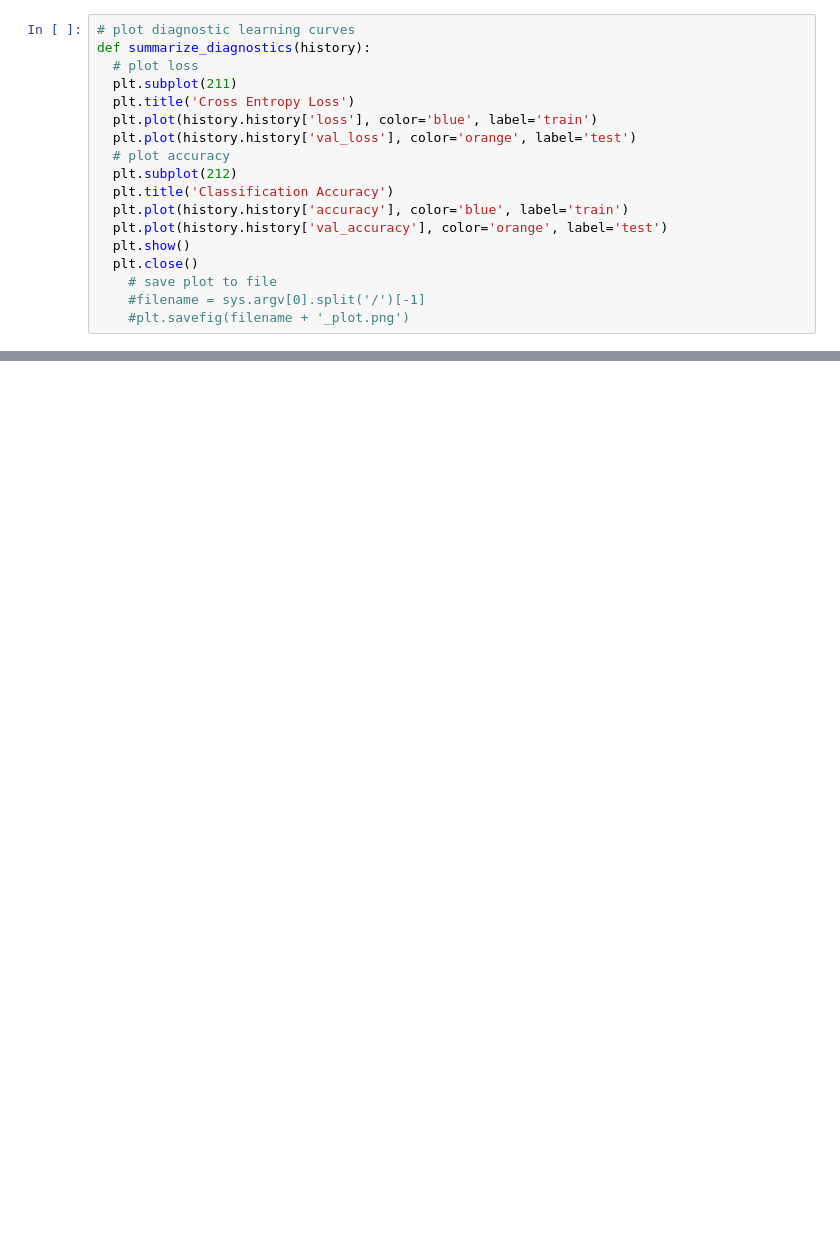
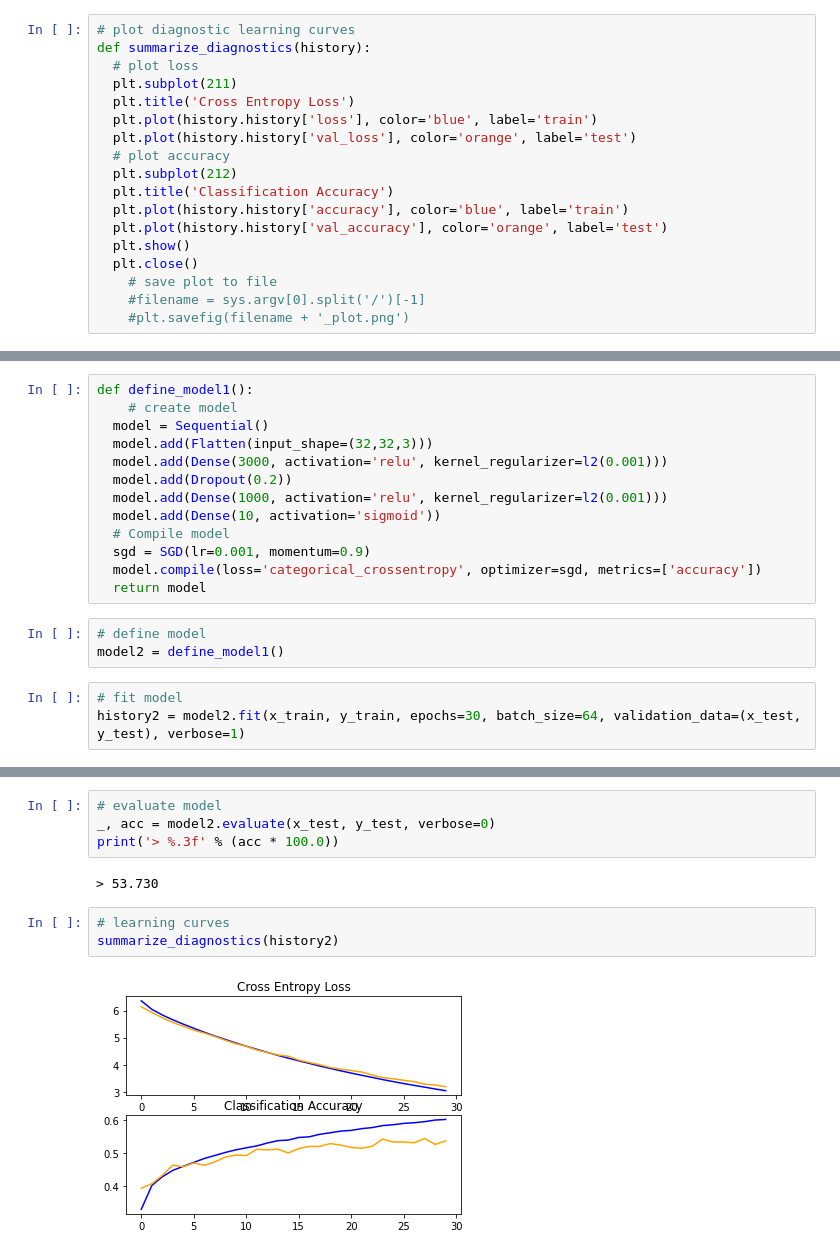
Before and after one commit to kk-ecu/MachineLearning, a Jupyter notebook: 06_CIFAR-10.ipynb, the cells around one changed output, grey strips where cells are left out. Drawn from its saved outputs; the diff is of its cells as text; blank space fills up the shorter version.

```diff
--- a/06_CIFAR-10.ipynb
+++ b/06_CIFAR-10.ipynb
@@ -203,0 +193,19 @@ summarize_diagnostics(history)
+# %%
+def define_model1():
+	# create model
+  model = Sequential()
+  model.add(Flatten(input_shape=(32,32,3)))
+  model.add(Dense(3000, activation='relu', kernel_regularizer=l2(0.001)))
+  model.add(Dropout(0.2))
+  model.add(Dense(1000, activation='relu', kernel_regularizer=l2(0.001)))
+  model.add(Dense(10, activation='sigmoid'))
+  # Compile model
+  sgd = SGD(lr=0.001, momentum=0.9)
+  model.compile(loss='categorical_crossentropy', optimizer=sgd, metrics=['accuracy'])
+  return model
+# %%
+# define model
+model2 = define_model1()
+# %%
+# fit model
+history2 = model2.fit(x_train, y_train, epochs=30, batch_size=64, validation_data=(x_test, y_test), verbose=1)
@@ -203,0 +230,11 @@ summarize_diagnostics(history)
+# %%
+# evaluate model
+_, acc = model2.evaluate(x_test, y_test, verbose=0)
+print('> %.3f' % (acc * 100.0))
+# %% [output]
+> 53.730
+# %%
+# learning curves
+summarize_diagnostics(history2)
+# %% [output]
+[figure, added]
```
Also changed, not shown: parts of 19 cells of this notebook.
